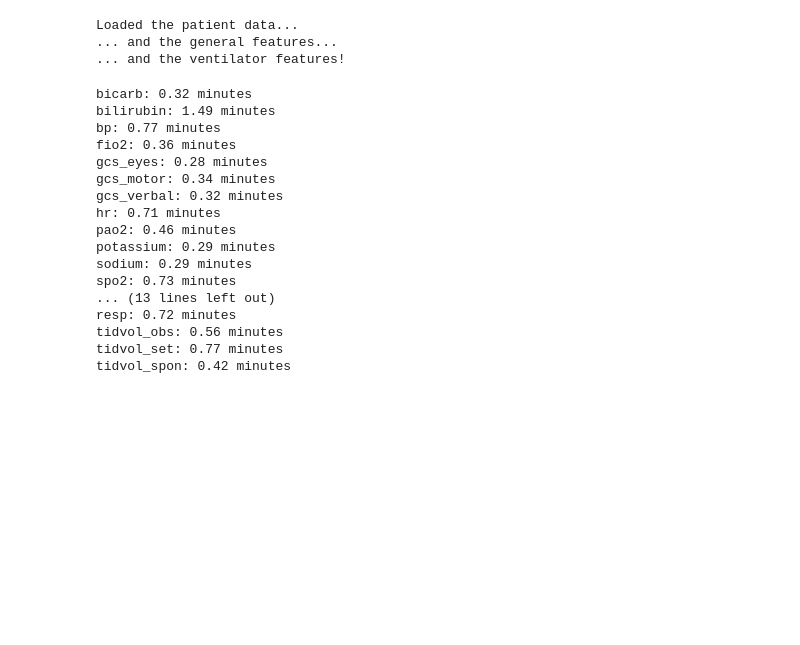
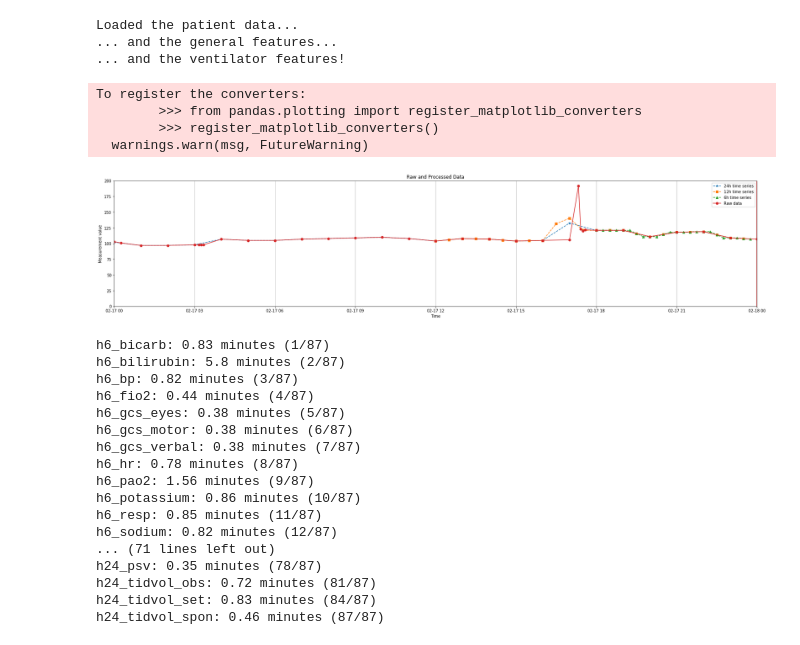
Before and after one commit to aneary12/mechanical-ventilation, a Jupyter notebook: 6_time_series_generator.ipynb, the cells around one changed output. Cells and saved outputs as stored; diff of their text form; code cells hidden in the pictures; blank space fills up the shorter version.

```diff
--- a/6_time_series_generator.ipynb
+++ b/6_time_series_generator.ipynb
@@ -55,7 +56,7 @@ Loaded the patient data...
 ... and the ventilator features!
 # %%
 # Function that creates hourly time series from raw data
-def hourly_time_series(feature, hrs=24):
+def time_series_24h(feature, hrs=24):
 
     '''
     feature is a list of numpy arrays, where each array contains all measurements for one patient and the times they were taken
@@ -104,3 +244,12 @@ def hourly_time_series(feature, hrs=24):
+# %%
+# Plot some sample time series to make sure everything is working properly
+check_time_series(hr, 0)
+# %% [output]
+To register the converters:
+        >>> from pandas.plotting import register_matplotlib_converters
+        >>> register_matplotlib_converters()
+  warnings.warn(msg, FutureWarning)
+[figure, added]
 # %%
 # Create a list of feature names
 features = [
@@ -114,6 +263,7 @@ features = [
     'hr',
     'pao2',
     'potassium',
+    'resp',
     'sodium',
     'spo2',
     'temp',
@@ -129,42 +279,45 @@ features = [
     'propofol_cv',
     'propofol_mv',
     'psv',
-    'resp',
     'tidvol_obs',
     'tidvol_set',
     'tidvol_spon'
 ]
 
-# Iterate over every feature
-for i in features:
+# Generate time series for 6-, 12- and 24-hour periods
+for i in range(3):
 
-    # Time how long each feature takes
-    start = time.time()
+    # Iterate over every feature
+    hourly = [6, 12, 24]
+    for j in range(len(features)):
 
-    # Define a new variable name
-    varname = 'processed_' + i
+        # Time how long each feature takes
+        start = time.time()
 
-    # Create 24 hour time series for each patient
-    exec("{} = hourly_time_series({})".format(varname, i))
+        # Define a new variable name
+        varname = 'h' + str(hourly[i]) + '_' + features[j]
 
-    # Print the run time
-    end = time.time()
-    print('{}: {} minutes'.format(i, round((end-start)/60,2)))
+        # Create 24 hour time series for each patient
+        exec("{} = time_series_{}h({})".format(varname, str(hourly[i]), features[j]))
+
+        # Print the run time
+        end = time.time()
+        print('{}: {} minutes ({}/{})'.format(varname, round((end-start)/60,2), (i+1)*(j+1), len(features)*3))
 # %% [output]
-bicarb: 0.32 minutes
-bilirubin: 1.49 minutes
-bp: 0.77 minutes
-fio2: 0.36 minutes
-gcs_eyes: 0.28 minutes
-gcs_motor: 0.34 minutes
-gcs_verbal: 0.32 minutes
-hr: 0.71 minutes
-pao2: 0.46 minutes
-potassium: 0.29 minutes
-sodium: 0.29 minutes
-spo2: 0.73 minutes
-... (13 lines left out)
-resp: 0.72 minutes
-tidvol_obs: 0.56 minutes
-tidvol_set: 0.77 minutes
-tidvol_spon: 0.42 minutes
+h6_bicarb: 0.83 minutes (1/87)
+h6_bilirubin: 5.8 minutes (2/87)
+h6_bp: 0.82 minutes (3/87)
+h6_fio2: 0.44 minutes (4/87)
+h6_gcs_eyes: 0.38 minutes (5/87)
+h6_gcs_motor: 0.38 minutes (6/87)
+h6_gcs_verbal: 0.38 minutes (7/87)
+h6_hr: 0.78 minutes (8/87)
+h6_pao2: 1.56 minutes (9/87)
+h6_potassium: 0.86 minutes (10/87)
+h6_resp: 0.85 minutes (11/87)
+h6_sodium: 0.82 minutes (12/87)
+... (71 lines left out)
+h24_psv: 0.35 minutes (78/87)
+h24_tidvol_obs: 0.72 minutes (81/87)
+h24_tidvol_set: 0.83 minutes (84/87)
+h24_tidvol_spon: 0.46 minutes (87/87)
```
Also changed, not shown: parts of 7 cells of this notebook, 36 other files.
